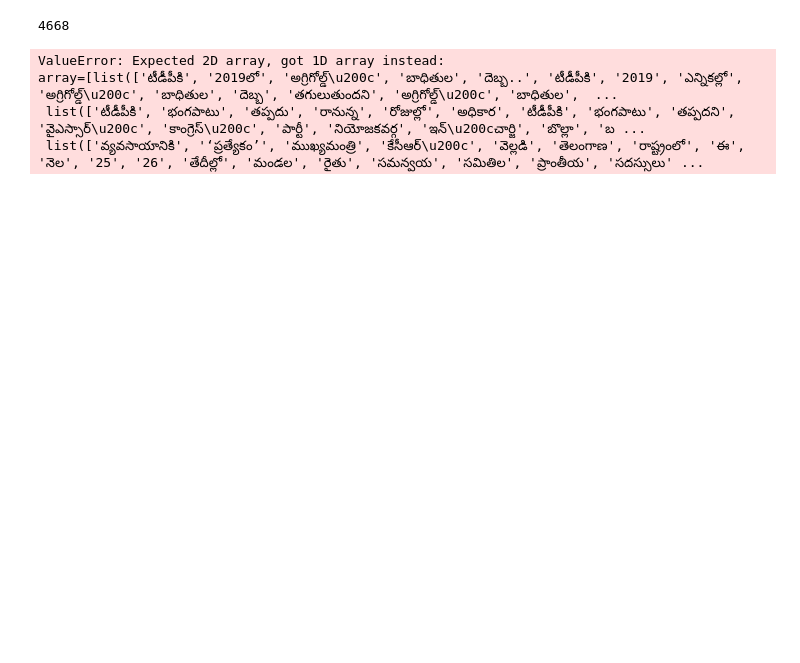
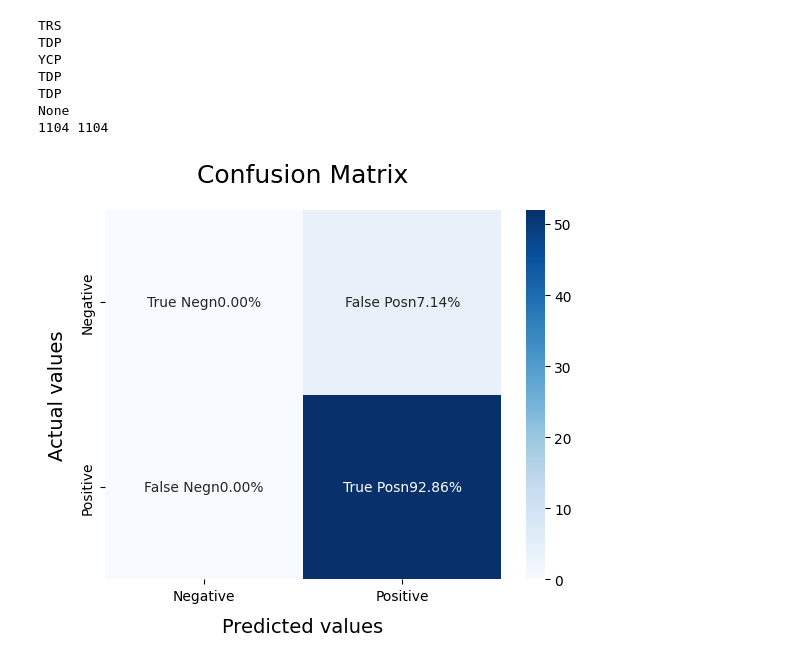
Before and after one commit to LakshmipahtiBalaji/Political-bias--analysis, a Jupyter notebook: main.ipynb, the cells around one changed output. Cells and saved outputs as stored; diff of their text form; code cells hidden in the pictures; blank space fills up the shorter version.

Commit message:
Impelemented till Binomial Naive Bayes

```diff
--- a/main.ipynb
+++ b/main.ipynb
@@ -254,51 +296,69 @@ Epoch 10/10
 from sklearn.metrics import confusion_matrix, classification_report
 from sklearn.model_selection import train_test_split
 from sklearn.naive_bayes import BernoulliNB
 import time
 import seaborn as sns
+
+# print(embedding_dict['అతనిపై'])
+text_word_list=[]
+y=[]
+index = 0
+for i in lines_with_value:
+    # print(i[0][0])
+    labell = i[1][0].strip()
+    print(labell)
+    if(labell == "TRS" or labell == "TDP" or labell == "YCP"):
+        index = 1
+    else:
+        index = 0
+    for j in i[0]:
+        # print(type(j))
+        word_vector = embedding_dict[j]
+        list_for_each_word = []
+        for dimension_value in word_vector:
+            list_for_each_word.append(dimension_value)
+        text_word_list.append(list_for_each_word)
+        y.append(index)
+
+print(len(text_word_list),len(y))
+# text_word_list = sparse.csr_matrix(text_word_list)
+# y = sparse.csr_matrix(y)
+# print(y.getnnz())
+# print(y)
 def model_Evaluate(model):
     # Predict values for Test dataset
     y_pred = model.predict(X_test)
     # Print the evaluation metrics for the dataset.
-    print(classification_report(y_test, y_pred))
+    # print(classification_report(y_test, y_pred))
     # Compute and plot the Confusion matrix
     cf_matrix = confusion_matrix(y_test, y_pred)
     categories = ['Negative','Positive']
     group_names = ['True Neg','False Pos', 'False Neg','True Pos']
     group_percentages = ['{0:.2%}'.format(value) for value in cf_matrix.flatten() / np.sum(cf_matrix)]
     labels = [f'{v1}n{v2}' for v1, v2 in zip(group_names,group_percentages)]
     labels = np.asarray(labels).reshape(2,2)
     sns.heatmap(cf_matrix, annot = labels, cmap = 'Blues',fmt = '',
     xticklabels = categories, yticklabels = categories)
     plt.xlabel("Predicted values", fontdict = {'size':14}, labelpad = 10)
     plt.ylabel("Actual values" , fontdict = {'size':14}, labelpad = 10)
     plt.title ("Confusion Matrix", fontdict = {'size':18}, pad = 20)
 
-# Model-1 : Bernoulli Naive Bayes.
-y = []
-print(len(X))
-for x in lines_with_value:
-    # print(x[1][0])
-    if(x[1][1]):
-        index = 0
-    else:
-        index = 1
-    y.append(index)
 
-text_list = []
-for article in lines_with_value:
-    text_list.append(article[0])
-X_train, X_test, y_train, y_test = train_test_split(text_list, y, test_size=0.05, random_state=26105111)
+X_train, X_test, y_train, y_test = train_test_split(text_word_list, y, test_size=0.05, random_state=26105111)
+# print(X_test,y_test)
 BNBmodel = BernoulliNB()
 start = time.time()
 BNBmodel.fit(X_train, y_train)
 end = time.time()
-print("The execution time of this model is {:.2f} seconds\n".format(end-start))
+# print("The execution time of this model is {:.2f} seconds\n".format(end-start))
 model_Evaluate(BNBmodel)
 y_pred1 = BNBmodel.predict(X_test)
 # %% [output]
-4668
+TRS
+TDP
+YCP
+TDP
+TDP
+None
+1104 1104
-ValueError: Expected 2D array, got 1D array instead:
-array=[list(['టీడీపీకి', '2019లో', 'అగ్రిగోల్డ్\u200c', 'బాధితుల', 'దెబ్బ..', 'టీడీపీకి', '2019', 'ఎన్నికల్లో', 'అగ్రిగోల్డ్\u200c', 'బాధితుల', 'దెబ్బ', 'తగులుతుందని', 'అగ్రిగోల్డ్\u200c', 'బాధితుల',  ...
- list(['టీడీపీకి', 'భంగపాటు', 'తప్పదు', 'రానున్న', 'రోజుల్లో', 'అధికార', 'టీడీపీకి', 'భంగపాటు', 'తప్పదని', 'వైఎస్సార్\u200c', 'కాంగ్రెస్\u200c', 'పార్టీ', 'నియోజకవర్గ', 'ఇన్\u200cచార్జి', 'బొల్లా', 'బ ...
- list(['వ్యవసాయానికి', '‘ప్రత్యేకం’', 'ముఖ్యమంత్రి', 'కేసీఆర్\u200c', 'వెల్లడి', 'తెలంగాణ', 'రాష్ట్రంలో', 'ఈ', 'నెల', '25', '26', 'తేదీల్లో', 'మండల', 'రైతు', 'సమన్వయ', 'సమితిల', 'ప్రాంతీయ', 'సదస్సులు' ...
+[figure, added]
```
Also changed, not shown: parts of 2 cells of this notebook.
